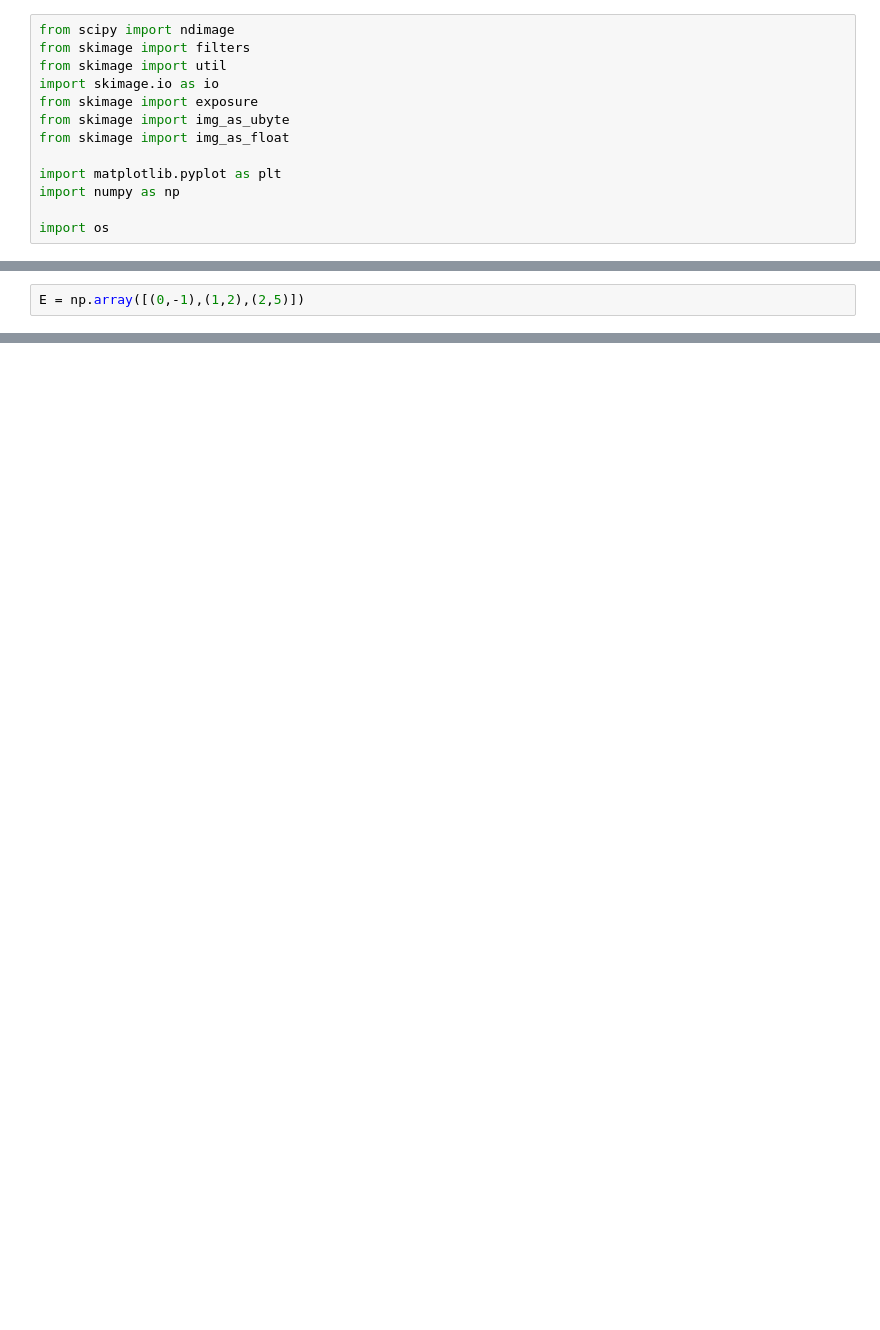
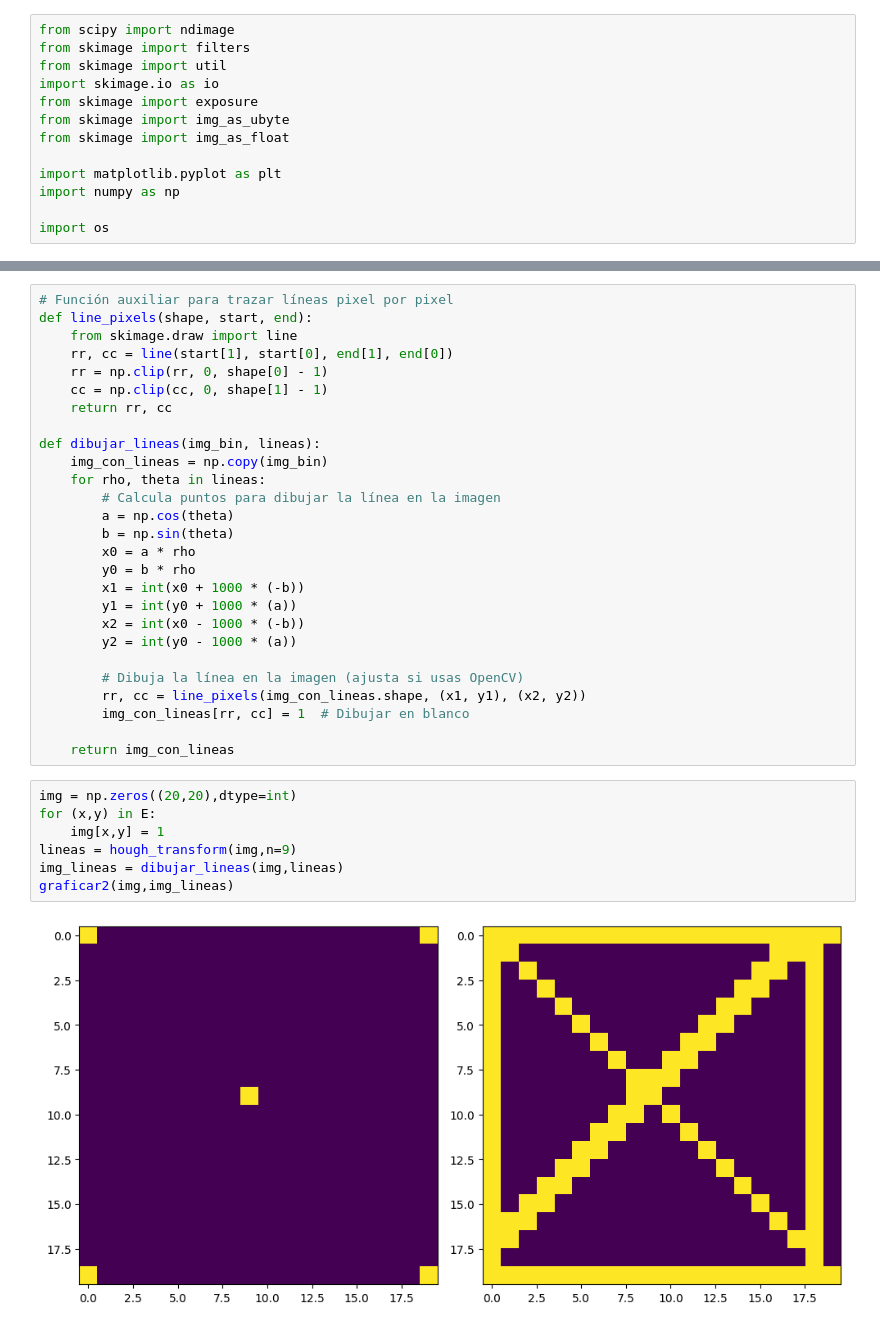
Before and after one commit to KenetC/ProcImg, a Jupyter notebook: Labos/THough.ipynb, the cells around one changed output, grey strips where cells are left out. Drawn from its saved outputs; the diff is of its cells as text; blank space fills up the shorter version.

Commit message:
T Hough

```diff
--- a/Labos/THough.ipynb
+++ b/Labos/THough.ipynb
@@ -63,2 +13,0 @@ faux(coordenadas[0],np.pi)
-# %%
-E = np.array([(0,-1),(1,2),(2,5)])
@@ -158,0 +70,36 @@ print(b)
+# %%
+# Función auxiliar para trazar líneas pixel por pixel
+def line_pixels(shape, start, end):
+    from skimage.draw import line
+    rr, cc = line(start[1], start[0], end[1], end[0])
+    rr = np.clip(rr, 0, shape[0] - 1)
+    cc = np.clip(cc, 0, shape[1] - 1)
+    return rr, cc
+
+def dibujar_lineas(img_bin, lineas):
+    img_con_lineas = np.copy(img_bin)
+    for rho, theta in lineas:
+        # Calcula puntos para dibujar la línea en la imagen
+        a = np.cos(theta)
+        b = np.sin(theta)
+        x0 = a * rho
+        y0 = b * rho
+        x1 = int(x0 + 1000 * (-b))
+        y1 = int(y0 + 1000 * (a))
+        x2 = int(x0 - 1000 * (-b))
+        y2 = int(y0 - 1000 * (a))
+
+        # Dibuja la línea en la imagen (ajusta si usas OpenCV)
+        rr, cc = line_pixels(img_con_lineas.shape, (x1, y1), (x2, y2))
+        img_con_lineas[rr, cc] = 1  # Dibujar en blanco
+
+    return img_con_lineas
+# %%
+img = np.zeros((20,20),dtype=int)
+for (x,y) in E:
+    img[x,y] = 1
+lineas = hough_transform(img,n=9)
+img_lineas = dibujar_lineas(img,lineas)
+graficar2(img,img_lineas)
+# %% [output]
+[figure, added]
```
Also changed, not shown: parts of 14 cells of this notebook, 1 other file.
